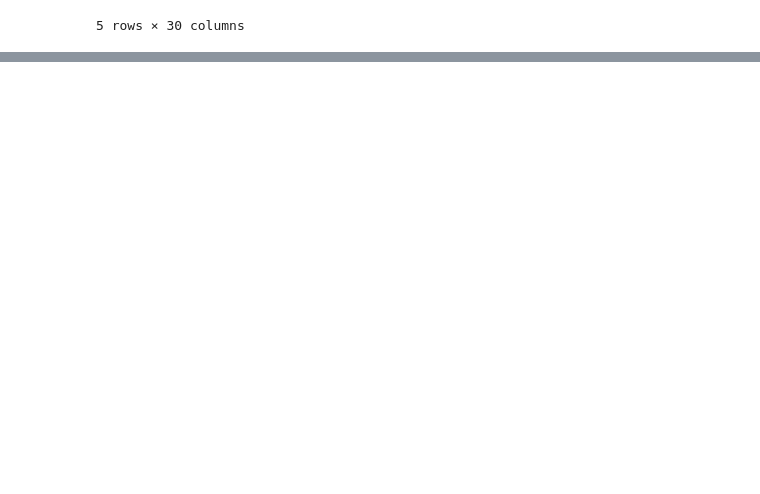
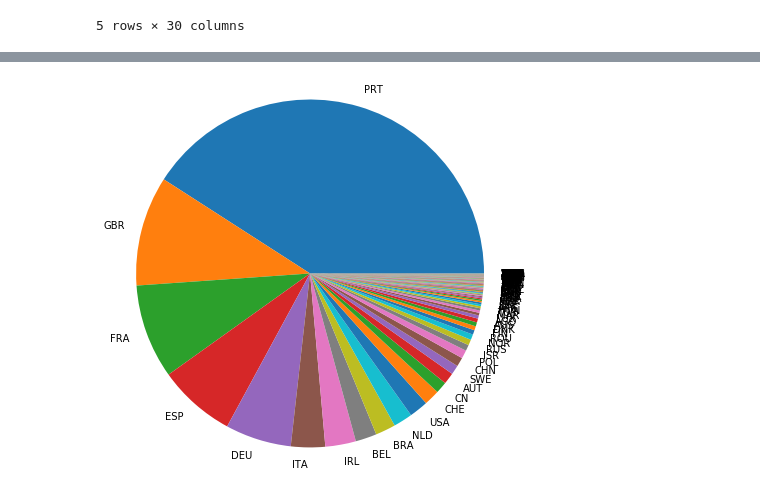
Before and after one commit to nordbynick/UWFinTech_Project3, a Jupyter notebook: Visualizations/Dashboard.ipynb, the cells around one changed output, grey strips where cells are left out. Drawn from its saved outputs; the diff is of its cells as text; code cells hidden in the pictures; blank space fills up the shorter version.

Commit message:
draft updates, country info

```diff
--- a/Visualizations/Dashboard.ipynb
+++ b/Visualizations/Dashboard.ipynb
@@ -87,0 +57,5 @@ world_data.head()
+# %%
+# Copy over the country column data to prepare new dataframe
+origin_country = hotel_data["country"].copy()
+# Show what has been copied
+origin_country.head()
@@ -87,0 +69,8 @@ world_data.head()
+# %%
+# Create origin_country_df dataframe to prepare data relevant to origin country visuals
+# Convert the origin country and corresponding value count into a dataframe
+origin_country_df = origin_country.value_counts().to_frame()
+# Rename the country column to num_of_guests
+origin_country_df.rename(columns={"country":"num_of_guests"}, inplace=True)
+# Display first few rows of origin_country_df
+origin_country_df.head()
@@ -87,0 +84,5 @@ world_data.head()
+# %%
+# Calculate the total number of guests for the entire dataset
+total_guests = origin_country_df["num_of_guests"].sum()
+# Show calculated sum
+total_guests
@@ -87,0 +91,6 @@ world_data.head()
+# %%
+# Add a column for the percentage of guests from each country
+# Calculate the percentage of guests from each country and round to two decimals
+origin_country_df["percentage_of_guests"] = round(origin_country_df["num_of_guests"] / total_guests * 100, 2)
+# Dsiplay the dataframe
+origin_country_df.head()
@@ -87,0 +110,10 @@ world_data.head()
+# %%
+# Create a pie chart with the percentage of guests from each country
+fig_pie = plt.figure()
+plt.pie(origin_country_df["percentage_of_guests"],
+        labels = origin_country_df.index,
+        radius=2.0)
+# Show the plot
+plt.show()
+# %% [output]
+[figure, added]
```
Also changed, not shown: parts of 22 cells of this notebook.
